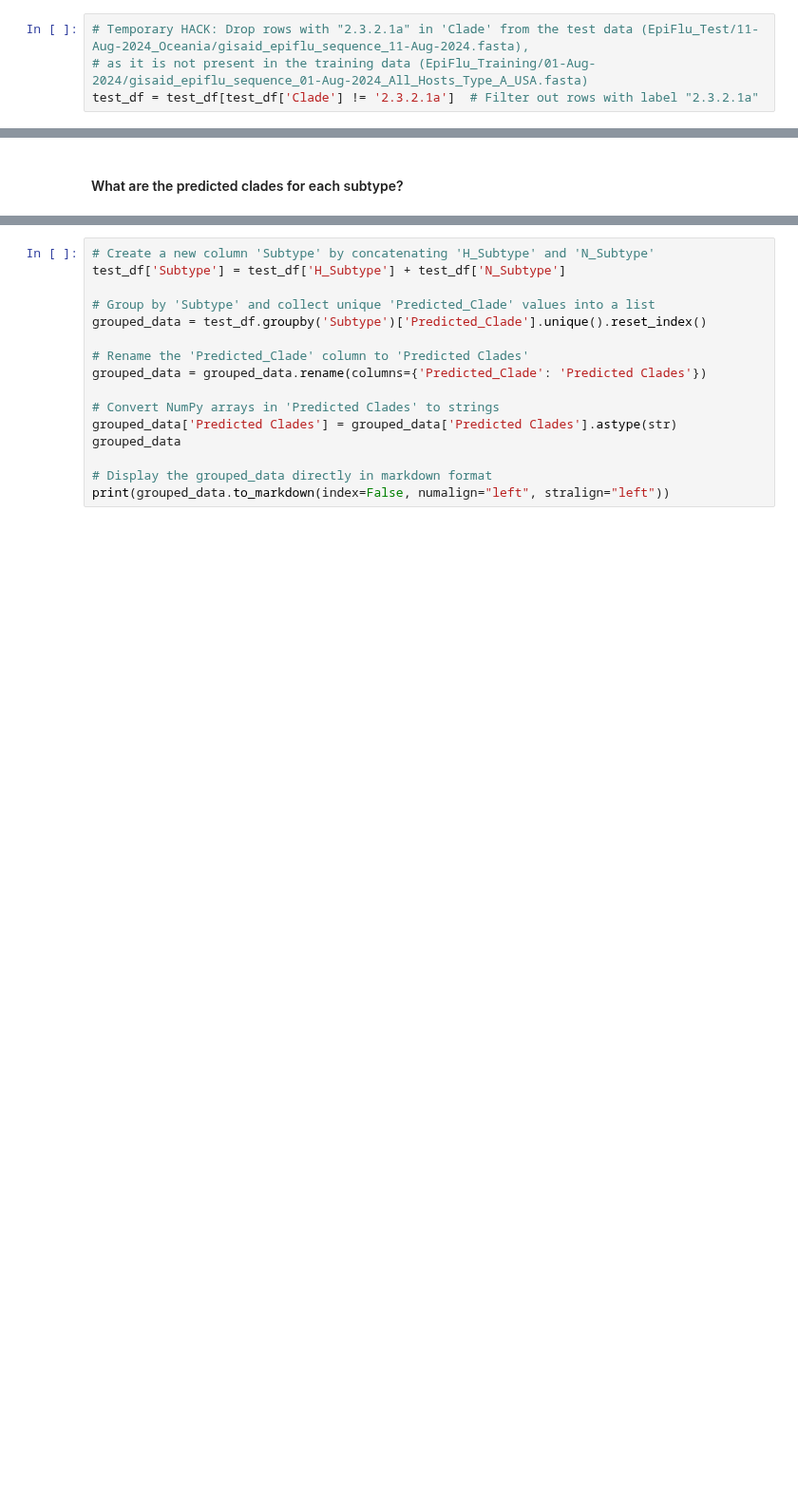
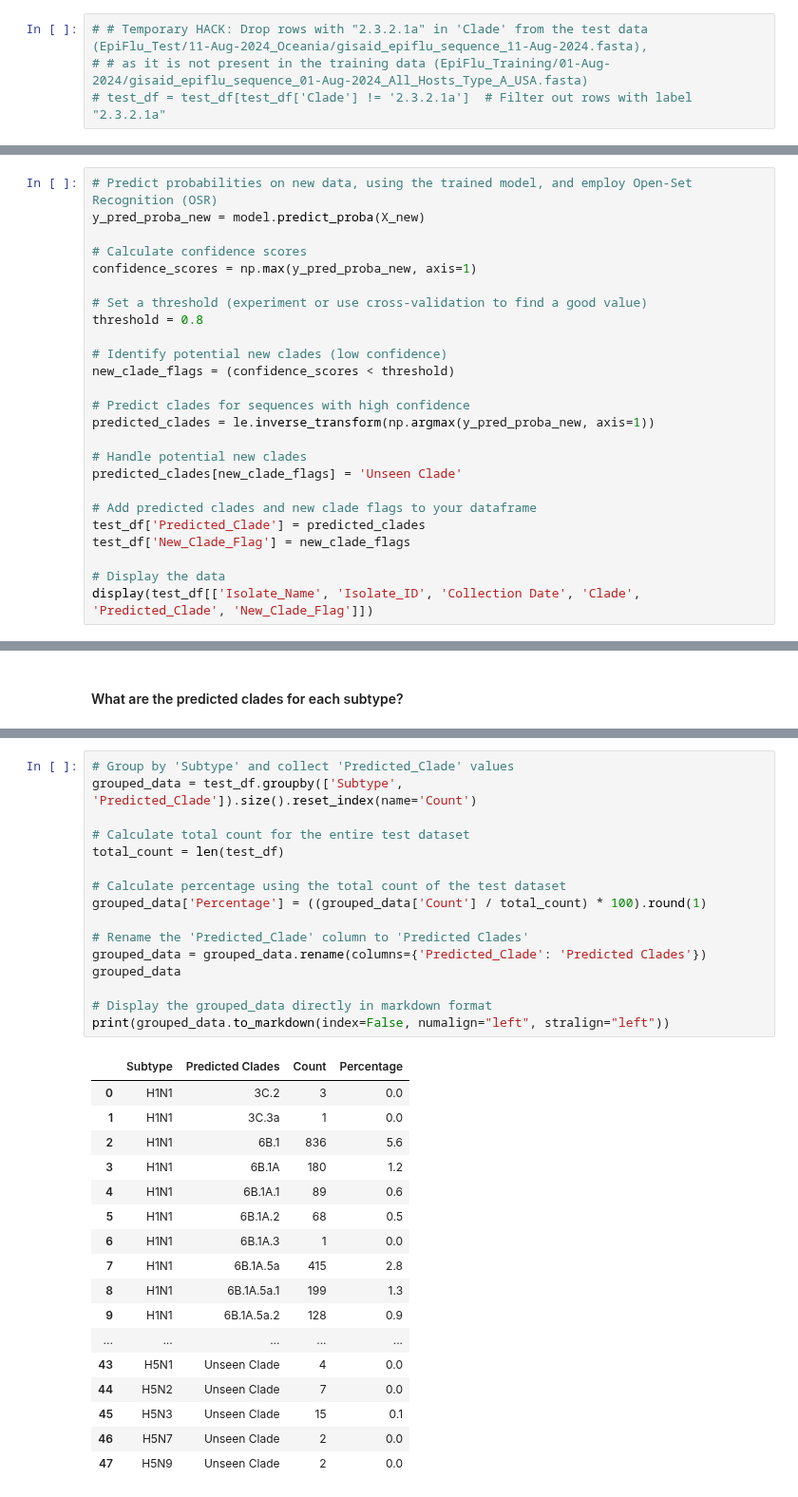
Before and after one commit to ajvilleg/learn-flu, a Jupyter notebook: learn-flu-test.ipynb, the cells around one changed output, grey strips where cells are left out. Shown at 95% size. Cells and saved outputs as stored; diff of their text form; blank space fills up the shorter version.

```diff
--- a/learn-flu-test.ipynb
+++ b/learn-flu-test.ipynb
@@ -372,6 +548,6 @@ test_df = test_df[test_df['Clade'] != '3C.2a1b.2a.1a.1']  # Filter out rows with
 # %%
-# Temporary HACK: Drop rows with "2.3.2.1a" in 'Clade' from the test data (EpiFlu_Test/11-Aug-2024_Oceania/gisaid_epiflu_sequence_11-Aug-2024.fasta),
-# as it is not present in the training data (EpiFlu_Training/01-Aug-2024/gisaid_epiflu_sequence_01-Aug-2024_All_Hosts_Type_A_USA.fasta)
-test_df = test_df[test_df['Clade'] != '2.3.2.1a']  # Filter out rows with label "2.3.2.1a"
+# # Temporary HACK: Drop rows with "2.3.2.1a" in 'Clade' from the test data (EpiFlu_Test/11-Aug-2024_Oceania/gisaid_epiflu_sequence_11-Aug-2024.fasta),
+# # as it is not present in the training data (EpiFlu_Training/01-Aug-2024/gisaid_epiflu_sequence_01-Aug-2024_All_Hosts_Type_A_USA.fasta)
+# test_df = test_df[test_df['Clade'] != '2.3.2.1a']  # Filter out rows with label "2.3.2.1a"
 # %%
 test_df['Clade'].value_counts()
@@ -449,0 +681,25 @@ display(test_df[['Isolate_Name', 'Isolate_ID', 'Collection Date', 'Clade', 'Pred
+# %%
+# Predict probabilities on new data, using the trained model, and employ Open-Set Recognition (OSR)
+y_pred_proba_new = model.predict_proba(X_new)
+
+# Calculate confidence scores
+confidence_scores = np.max(y_pred_proba_new, axis=1)
+
+# Set a threshold (experiment or use cross-validation to find a good value)
+threshold = 0.8
+
+# Identify potential new clades (low confidence)
+new_clade_flags = (confidence_scores < threshold)
+
+# Predict clades for sequences with high confidence
+predicted_clades = le.inverse_transform(np.argmax(y_pred_proba_new, axis=1))
+
+# Handle potential new clades
+predicted_clades[new_clade_flags] = 'Unseen Clade'
+
+# Add predicted clades and new clade flags to your dataframe
+test_df['Predicted_Clade'] = predicted_clades
+test_df['New_Clade_Flag'] = new_clade_flags
+
+# Display the data
+display(test_df[['Isolate_Name', 'Isolate_ID', 'Collection Date', 'Clade', 'Predicted_Clade', 'New_Clade_Flag']])
@@ -513,16 +866,34 @@ print(f"\nTotal testing runtime: {format_runtime(testing_time)}")
 # %%
-# Create a new column 'Subtype' by concatenating 'H_Subtype' and 'N_Subtype'
-test_df['Subtype'] = test_df['H_Subtype'] + test_df['N_Subtype']
+# Group by 'Subtype' and collect 'Predicted_Clade' values
+grouped_data = test_df.groupby(['Subtype', 'Predicted_Clade']).size().reset_index(name='Count')
 
-# Group by 'Subtype' and collect unique 'Predicted_Clade' values into a list
-grouped_data = test_df.groupby('Subtype')['Predicted_Clade'].unique().reset_index()
+# Calculate total count for the entire test dataset
+total_count = len(test_df)
+
+# Calculate percentage using the total count of the test dataset
+grouped_data['Percentage'] = ((grouped_data['Count'] / total_count) * 100).round(1)
 
 # Rename the 'Predicted_Clade' column to 'Predicted Clades'
 grouped_data = grouped_data.rename(columns={'Predicted_Clade': 'Predicted Clades'})
-
-# Convert NumPy arrays in 'Predicted Clades' to strings
-grouped_data['Predicted Clades'] = grouped_data['Predicted Clades'].astype(str)
 grouped_data
 
 # Display the grouped_data directly in markdown format
 print(grouped_data.to_markdown(index=False, numalign="left", stralign="left"))
+# %% [output]
+|  | Subtype | Predicted Clades | Count | Percentage |
+| 0 | H1N1 | 3C.2 | 3 | 0.0 |
+| 1 | H1N1 | 3C.3a | 1 | 0.0 |
+| 2 | H1N1 | 6B.1 | 836 | 5.6 |
+| 3 | H1N1 | 6B.1A | 180 | 1.2 |
+| 4 | H1N1 | 6B.1A.1 | 89 | 0.6 |
+| 5 | H1N1 | 6B.1A.2 | 68 | 0.5 |
+| 6 | H1N1 | 6B.1A.3 | 1 | 0.0 |
+| 7 | H1N1 | 6B.1A.5a | 415 | 2.8 |
+| 8 | H1N1 | 6B.1A.5a.1 | 199 | 1.3 |
+| 9 | H1N1 | 6B.1A.5a.2 | 128 | 0.9 |
+| ... | ... | ... | ... | ... |
+| 43 | H5N1 | Unseen Clade | 4 | 0.0 |
+| 44 | H5N2 | Unseen Clade | 7 | 0.0 |
+| 45 | H5N3 | Unseen Clade | 15 | 0.1 |
+| 46 | H5N7 | Unseen Clade | 2 | 0.0 |
+| 47 | H5N9 | Unseen Clade | 2 | 0.0 |
```
Also changed, not shown: parts of 42 cells of this notebook.
